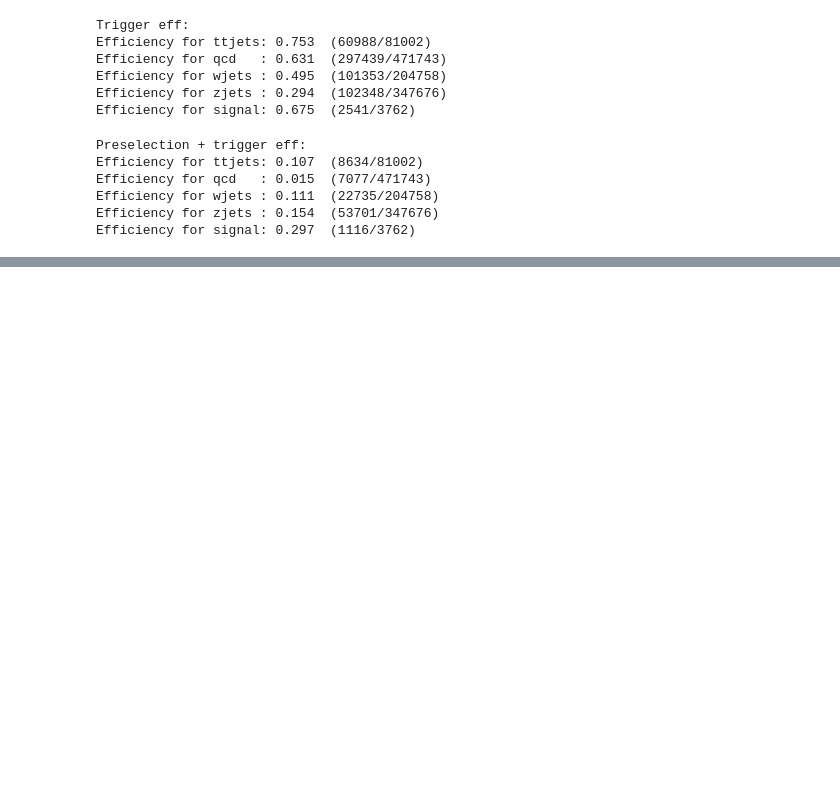
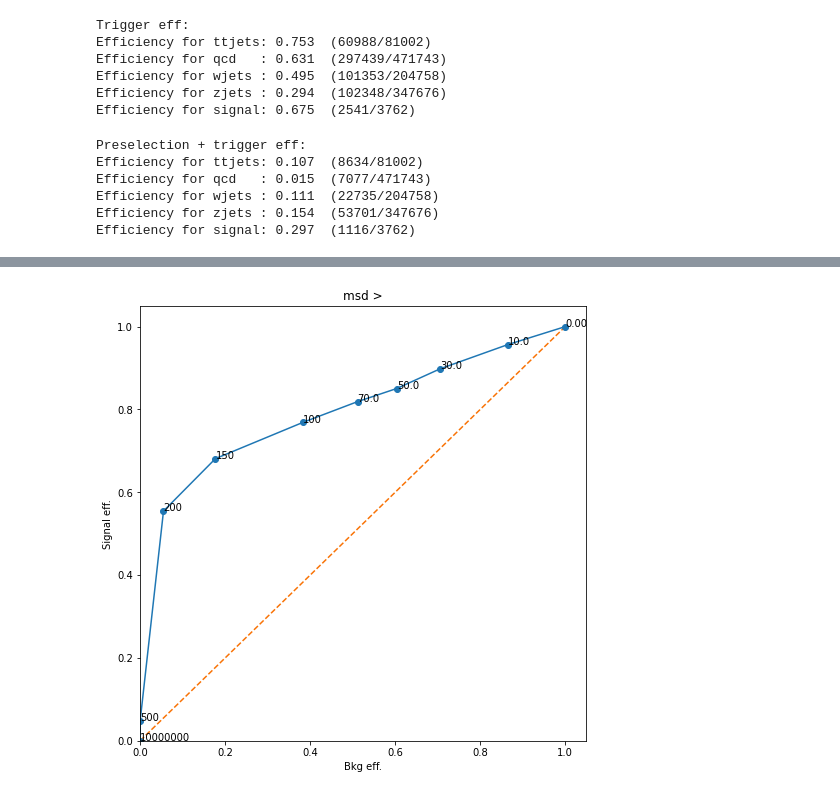
Before and after one commit to tklijnsma/svj-exploring, a Jupyter notebook: selections.ipynb, the cells around one changed output, grey strips where cells are left out. Cells and saved outputs as stored; diff of their text form; code cells hidden in the pictures; blank space fills up the shorter version.

```diff
--- a/selections.ipynb
+++ b/selections.ipynb
@@ -54,0 +23,5 @@ ttjets[0].cache
+# %%
+ttjets, qcd, wjets, zjets = datasets.init_bkgs(
+    make_cache = True,
+    cache_branches = [b'JetsAK15', b'JetsAK15_softDropMass', b'TriggerPass', b'MET', b'METPhi']
+    )
@@ -58,5 +45,11 @@ ttjets[0].cache
 signal = datasets.Dataset(
     'mZ300',
     seutils.ls_root('root://cmseos.fnal.gov//store/user/klijnsma/semivis/treemaker_sig_Jun02'),
-    is_signal=True
+    is_signal = True,
+    bkgname = 'mz300'
     )
+signal.xs = 640. * 0.00075 * 5 # numbers from Sara
+signal.cache_branches(
+    branches = [b'JetsAK15', b'JetsAK15_softDropMass', b'TriggerPass', b'MET', b'METPhi'],
+    n_files = 5
+    )
@@ -123,20 +67,20 @@ hist_msd_split = hist.Hist(
     )
 
 # Fill the bkg
-for arrays, weight, dataset, bkgname in iterate_bkg():
+for arrays, weight, dataset in datasets.iterate_bkg([ttjets, qcd, wjets, zjets]):
     hist_msd_split.fill(
         dataset = 'total_bkg',
         msd = arrays[b'JetsAK15_softDropMass'].flatten(),
         weight = weight
         )
     hist_msd_split.fill(
-        dataset = bkgname,
+        dataset =  dataset.bkgname,
         msd = arrays[b'JetsAK15_softDropMass'].flatten(),
         weight = weight
         )
 
 # Fill the signal
-for arrays, weight, dataset, bkgname in iterate_sig():
+for arrays, weight, dataset in datasets.iterate_sig([signal]):
     hist_msd_split.fill(
         dataset = dataset.name,
         msd = arrays[b'JetsAK15_softDropMass'].flatten(),
@@ -339,11 +250,11 @@ Using cached data (limited)
 Using cached data (limited)
 # %%
 print('Trigger eff:')
-for key in n_pass.keys():
-    eff = float(n_pass[key]) / n_total[key]
+for key in n_pass_trigger.keys():
+    eff = float(n_pass_trigger[key]) / n_total[key]
     print(
         'Efficiency for {0:6}: {1:.3f}  ({2}/{3})'
-        .format(key, eff, n_pass[key], n_total[key])
+        .format(key, eff, n_pass_trigger[key], n_total[key])
         )
 # %% [output]
 Trigger eff:
@@ -394,0 +366,15 @@ plot_msd_posttrigger()
+# %%
+def msd_cut_function(arrays, cut):
+    arrays = filter_zerojet_events(arrays)
+    n_pass = (arrays[b'JetsAK15_softDropMass'] > cut).any().sum()
+    n_total = (arrays[b'JetsAK15_softDropMass'] > 0.0).any().sum()
+    return n_pass, n_total
+
+roc_curve(
+    datasets.iterate_sig([signal]),
+    datasets.iterate_bkg([ttjets, qcd, wjets, zjets]),
+    msd_cut_function,
+    [ 0.0, 10., 30., 50., 70., 100., 150., 200., 500., 1e7 ],
+    title = 'msd >'
+    )
+# %% [output]
@@ -394,0 +383 @@ plot_msd_posttrigger()
+[figure, added]
```
Also changed, not shown: parts of 27 cells of this notebook, 1 other file.
